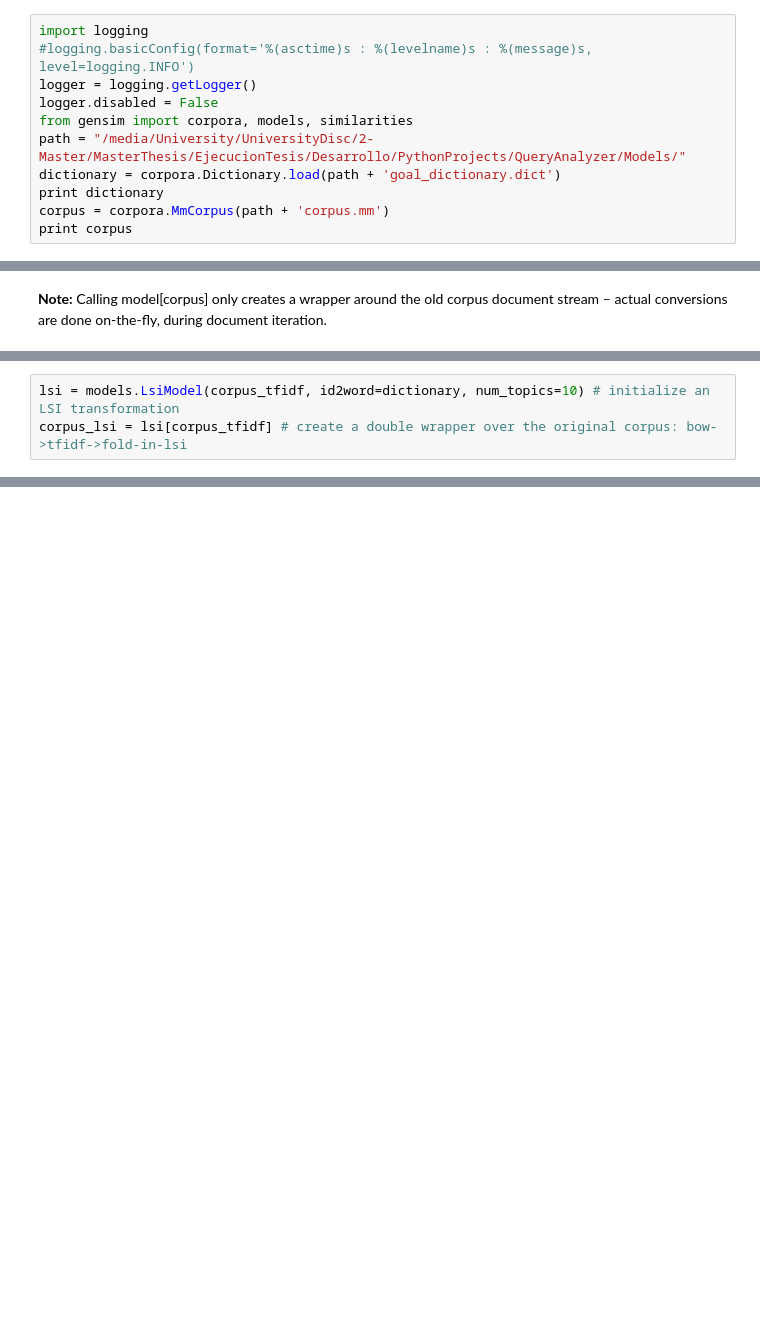
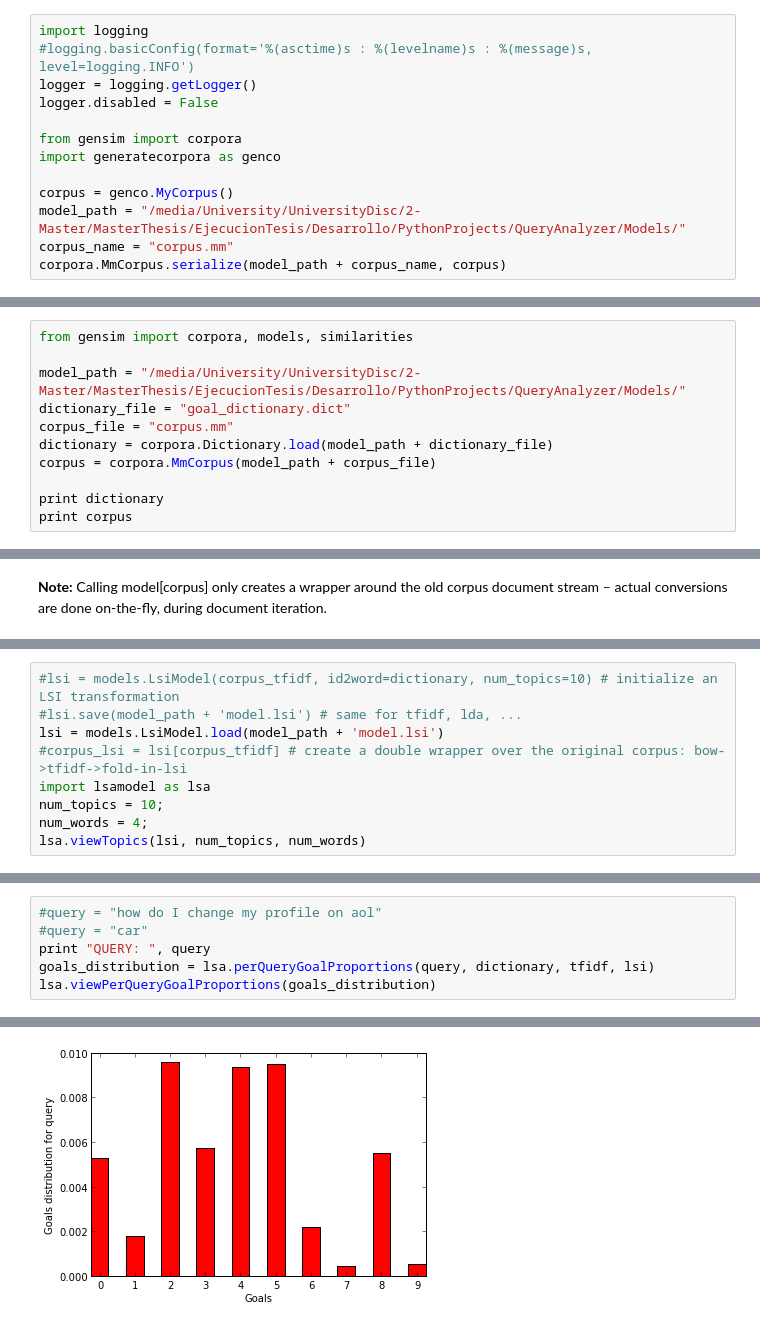
Before and after one commit to ljsou/QueryAnalyzer, a Jupyter notebook: QueryAnalyzer.ipynb, the cells around one changed output, grey strips where cells are left out. Saved outputs shown, nothing was run; the diff lists cells and outputs as text; blank space fills up the shorter version.

```diff
--- a/QueryAnalyzer.ipynb
+++ b/QueryAnalyzer.ipynb
@@ -31,10 +36,12 @@ import logging
 #logging.basicConfig(format='%(asctime)s : %(levelname)s : %(message)s, level=logging.INFO')
 logger = logging.getLogger()
 logger.disabled = False
-from gensim import corpora, models, similarities
-path = "/media/University/UniversityDisc/2-Master/MasterThesis/EjecucionTesis/Desarrollo/PythonProjects/QueryAnalyzer/Models/"
-dictionary = corpora.Dictionary.load(path + 'goal_dictionary.dict')
-print dictionary
-corpus = corpora.MmCorpus(path + 'corpus.mm')
-print corpus
+
+from gensim import corpora
+import generatecorpora as genco
+
+corpus = genco.MyCorpus()
+model_path = "/media/University/UniversityDisc/2-Master/MasterThesis/EjecucionTesis/Desarrollo/PythonProjects/QueryAnalyzer/Models/"
+corpus_name = "corpus.mm"
+corpora.MmCorpus.serialize(model_path + corpus_name, corpus)
 # %% [output]
@@ -46,0 +51,11 @@ MmCorpus(98294 documents, 16051 features, 297941 non-zero entries)
+# %%
+from gensim import corpora, models, similarities
+
+model_path = "/media/University/UniversityDisc/2-Master/MasterThesis/EjecucionTesis/Desarrollo/PythonProjects/QueryAnalyzer/Models/"
+dictionary_file = "goal_dictionary.dict"
+corpus_file = "corpus.mm"
+dictionary = corpora.Dictionary.load(model_path + dictionary_file)
+corpus = corpora.MmCorpus(model_path + corpus_file)
+
+print dictionary
+print corpus
@@ -67,4 +79,10 @@ corpus_tfidf = tfidf[corpus]
 # %%
-lsi = models.LsiModel(corpus_tfidf, id2word=dictionary, num_topics=10) # initialize an LSI transformation
-corpus_lsi = lsi[corpus_tfidf] # create a double wrapper over the original corpus: bow->tfidf->fold-in-lsi
+#lsi = models.LsiModel(corpus_tfidf, id2word=dictionary, num_topics=10) # initialize an LSI transformation
+#lsi.save(model_path + 'model.lsi') # same for tfidf, lda, ...
+lsi = models.LsiModel.load(model_path + 'model.lsi')
+#corpus_lsi = lsi[corpus_tfidf] # create a double wrapper over the original corpus: bow->tfidf->fold-in-lsi
+import lsamodel as lsa
+num_topics = 10;
+num_words = 4;
+lsa.viewTopics(lsi, num_topics, num_words)
 # %% [output]
@@ -87,0 +99,7 @@ corpus_lsi = lsi[corpus_tfidf] # create a double wrapper over the original corpu
+# %%
+#query = "how do I change my profile on aol"
+#query = "car"
+print "QUERY: ", query
+goals_distribution = lsa.perQueryGoalProportions(query, dictionary, tfidf, lsi)
+lsa.viewPerQueryGoalProportions(goals_distribution)
+# %% [output]
@@ -88 +112,2 @@ corpus_lsi = lsi[corpus_tfidf] # create a double wrapper over the original corpu
+[figure, added]
 # %% [markdown]
```
Also changed, not shown: parts of 21 cells of this notebook, 7 other files.
